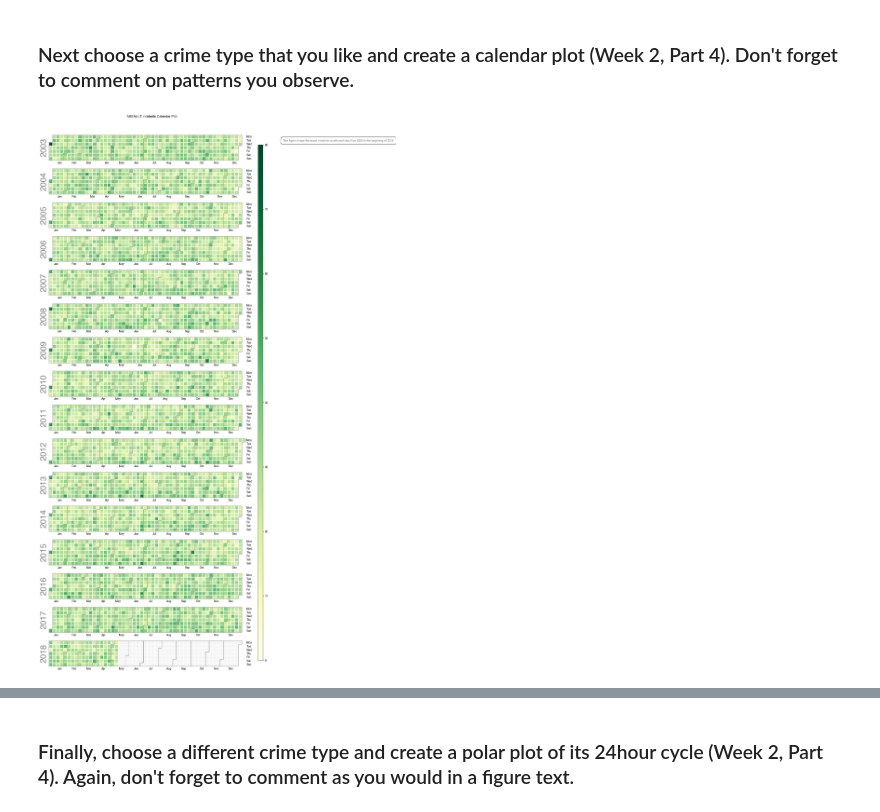
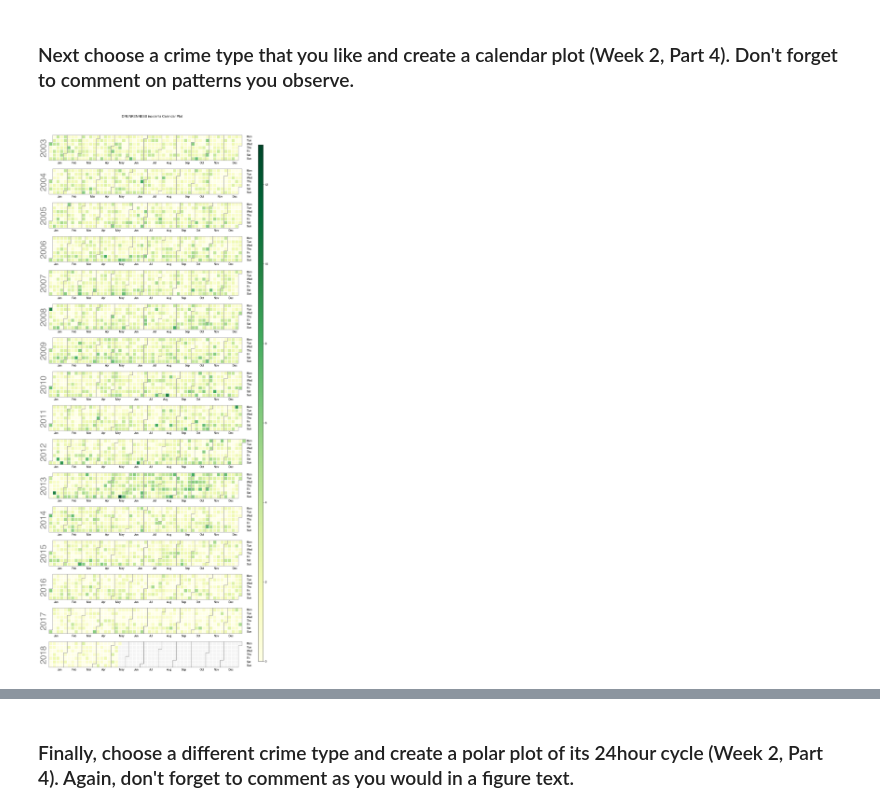
Before and after one commit to clbokea/socialdata2024, a Jupyter notebook: exercises/Assignment1/assignment1.ipynb, the cells around one changed output, grey strips where cells are left out. Drawn from its saved outputs; the diff is of its cells as text; code cells hidden in the pictures.

```diff
--- a/exercises/Assignment1/assignment1.ipynb
+++ b/exercises/Assignment1/assignment1.ipynb
@@ -211,23 +211,19 @@ data = pd.read_csv("Police_Department_Incident_Reports__Historical_2003_to_May_2
 # %%
 # Convert the 'Date' column to datetime objects
 data['Date'] = pd.to_datetime(data['Date'])
 
-crime_type = 'ASSAULT'
+crime_type = 'DRUNKENNESS'
 
 # filter on a single crime type
 assult_data = data[data['Category'] == crime_type]
 
 # Create a Series with the count of incidents per day
 incident_counts = assult_data['Date'].value_counts().sort_index()
 
 # Plot the calendar heatmap
 calplot.calplot(incident_counts, cmap='YlGn', suptitle=f'{crime_type} incidents Calendar Plot')
 
-#plt.figtext(1.0, 1.0, 'This figure shows the assult insidents counts each day from 2003 to the beginning of 2018 ', ha='left', va='bottom', fontsize=10, color='gray')
-plt.figtext(0.95, 0.98, 'This figure shows the assult insidents counts each day from 2003 to the beginning of 2018 ', ha='left', va='bottom', fontsize=10, color='gray',
-            bbox=dict(facecolor='white', edgecolor='black', boxstyle='round,pad=0.8'))
-
 # Show the plot
 plt.show()
 # %% [output]
-[figure, old version]
+[figure, new version]
```
Also changed, not shown: parts of 1 cell of this notebook.
